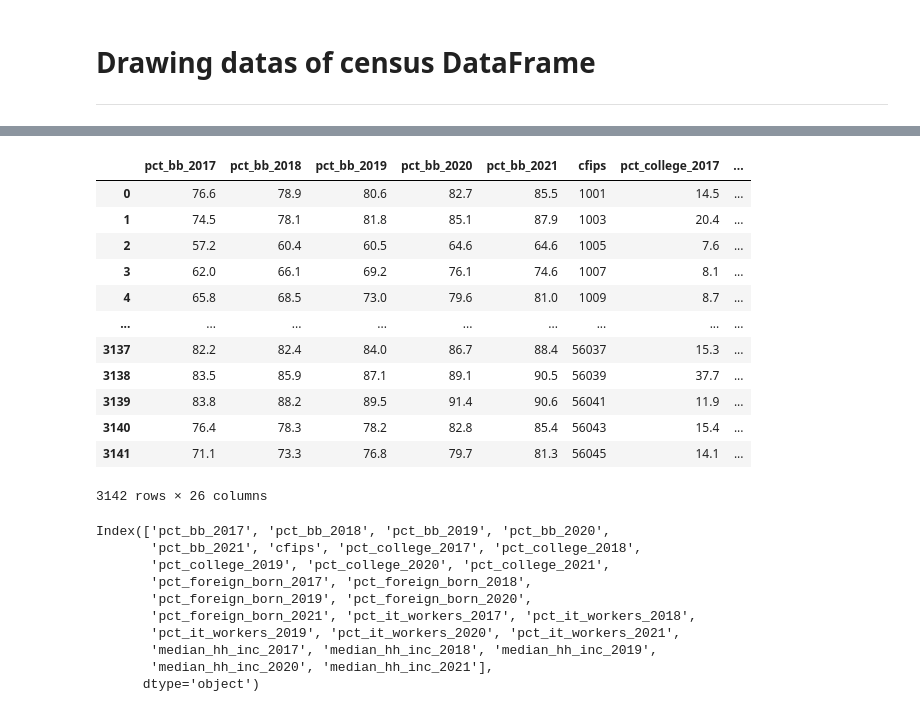
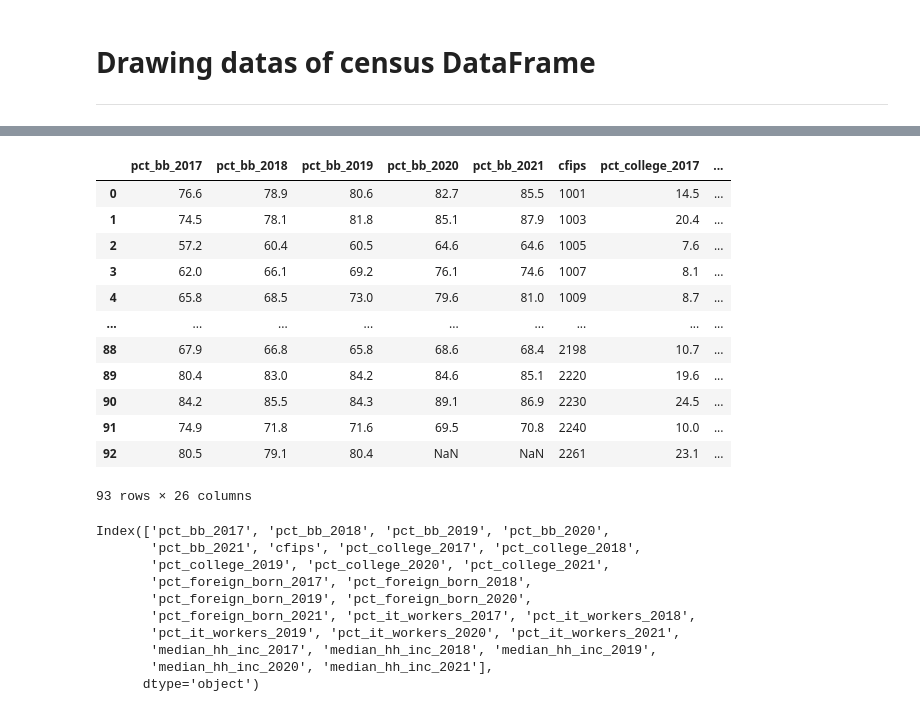
Before and after one commit to lucasfreire01/Microbiness_godaddy, a Jupyter notebook: godaddy.ipynb, the cells around one changed output, grey strips where cells are left out. Drawn from its saved outputs; the diff is of its cells as text; code cells hidden in the pictures.

```diff
--- a/godaddy.ipynb
+++ b/godaddy.ipynb
@@ -47,23 +48,23 @@ import matplotlib.pyplot as plt
 import xgboost
 # %%
 #1St import dataset
-census =  pd.read_csv('/content/drive/MyDrive/census_starter.csv')
+census =  pd.read_csv('/content/drive/MyDrive/Godaddy/census_starter.csv')
 # %%
-census
+census.head(93)
 # %% [output]
 |  | pct_bb_2017 | pct_bb_2018 | pct_bb_2019 | pct_bb_2020 | pct_bb_2021 | cfips | pct_college_2017 | ... |
 | 0 | 76.6 | 78.9 | 80.6 | 82.7 | 85.5 | 1001 | 14.5 | ... |
 | 1 | 74.5 | 78.1 | 81.8 | 85.1 | 87.9 | 1003 | 20.4 | ... |
 | 2 | 57.2 | 60.4 | 60.5 | 64.6 | 64.6 | 1005 | 7.6 | ... |
 | 3 | 62.0 | 66.1 | 69.2 | 76.1 | 74.6 | 1007 | 8.1 | ... |
 | 4 | 65.8 | 68.5 | 73.0 | 79.6 | 81.0 | 1009 | 8.7 | ... |
 | ... | ... | ... | ... | ... | ... | ... | ... | ... |
-| 3137 | 82.2 | 82.4 | 84.0 | 86.7 | 88.4 | 56037 | 15.3 | ... |
-| 3138 | 83.5 | 85.9 | 87.1 | 89.1 | 90.5 | 56039 | 37.7 | ... |
-| 3139 | 83.8 | 88.2 | 89.5 | 91.4 | 90.6 | 56041 | 11.9 | ... |
-| 3140 | 76.4 | 78.3 | 78.2 | 82.8 | 85.4 | 56043 | 15.4 | ... |
-| 3141 | 71.1 | 73.3 | 76.8 | 79.7 | 81.3 | 56045 | 14.1 | ... |
+| 88 | 67.9 | 66.8 | 65.8 | 68.6 | 68.4 | 2198 | 10.7 | ... |
+| 89 | 80.4 | 83.0 | 84.2 | 84.6 | 85.1 | 2220 | 19.6 | ... |
+| 90 | 84.2 | 85.5 | 84.3 | 89.1 | 86.9 | 2230 | 24.5 | ... |
+| 91 | 74.9 | 71.8 | 71.6 | 69.5 | 70.8 | 2240 | 10.0 | ... |
+| 92 | 80.5 | 79.1 | 80.4 | NaN | NaN | 2261 | 23.1 | ... |
-3142 rows × 26 columns
+93 rows × 26 columns
 # %%
 census.columns
 # %% [output]
```
Also changed, not shown: parts of 53 cells of this notebook.
